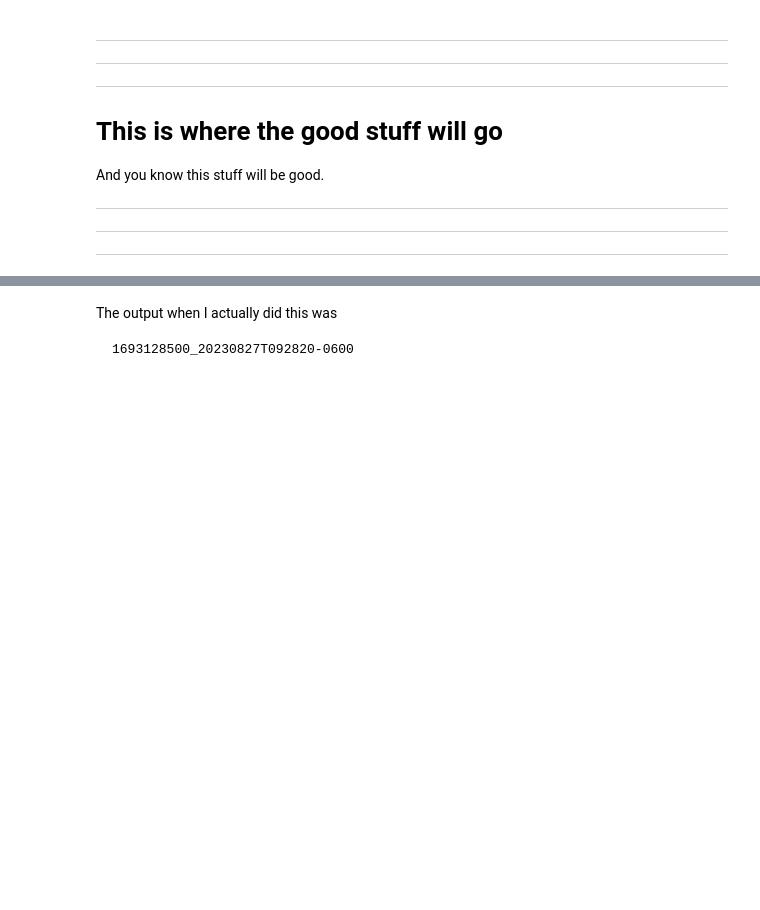
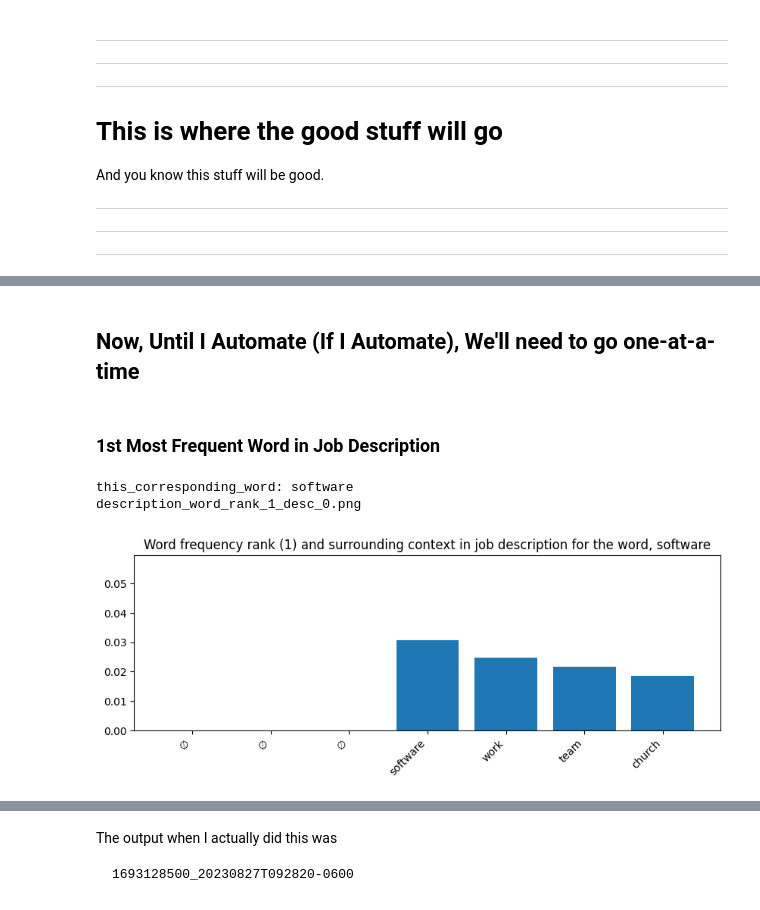
Before and after one commit to bballdave025/job-app-word-freq, a Jupyter notebook: Part_05_NLPPresentationJobHunt_DemoWordFreq_p5pp_output.ipynb, the cells around one changed output, grey strips where cells are left out. Cells and saved outputs as stored; diff of their text form; code cells hidden in the pictures; blank space fills up the shorter version.

Commit message:
Edited using Colab. Fixing histo problems found.

```diff
--- a/Part_05_NLPPresentationJobHunt_DemoWordFreq_p5pp_output.ipynb
+++ b/Part_05_NLPPresentationJobHunt_DemoWordFreq_p5pp_output.ipynb
@@ -256,0 +353,10 @@ And you know this stuff will be good.
+# %%
+description_idx_to_show = 0 # For this version, can be 0,1,2,3
+desc_fname_idx_to_show = description_idx_to_show
+
+n_desc_words_array = [0] * len(description_word_counts)
+
+for i in range(0, len(description_word_counts)):
+    n_desc_words_array[i] = \
+      len(description_word_counts[i])
+##endof:  for i in range(len)
@@ -256,0 +392,64 @@ And you know this stuff will be good.
+# %% [markdown]
+## Now, Until I Automate (If I Automate), We'll need to go one-at-a-time
+# %% [markdown]
+### 1st Most Frequent Word in Job Description
+# %%
+this_desc_idx = 0 # which job description are we using?
+
+top_word_rank_in_desc = 1
+
+this_corresponding_word = \
+    get_description_word_at_rank(top_word_rank_in_desc)
+
+print(f"this_corresponding_word: {this_corresponding_word}")
+
+rank_desc, _ = find_word_in_both_display_lists(
+                this_corresponding_word,
+                description_word_counts[desc_fname_idx_to_show],
+                application_word_counts[0],
+                   #  we only have one table -
+                   #+ it's at any legal index;
+                   #+ let's choose 0
+                name_of_display_list_1 = \
+                    f"description_word_counts[{this_desc_idx}]",
+                name_of_display_list_2 = "application_word_counts[0]"
+)
+
+fig_filename_desc = ""
+
+if rank_desc is None:
+    import matplotlib.image as mpimg
+    fig_filename_desc = "description_word_not_found.png"
+    img = mpimg.imread(fig_filename_desc)
+    imgplot = plt.imshow(img)
+##endof:  if rank_desc
+else:
+    get_freq_histo_specific(
+            description_word_counts[desc_fname_idx_to_show],
+            rank_index_1=this_desc_idx,
+            n_surrounding_words=3,
+            do_show_word_and_count_lists=False,
+            ylim_top_val=max_graph_proportion
+    )
+
+    fig_filename_desc = (
+            f"description_word_rank_{this_desc_idx}_"
+            f"desc_{desc_fname_idx_to_show}.png"
+    )
+
+    print(fig_filename_desc)
+
+    title_for_desc = (f"Word frequency rank ({rank_desc}) and surrounding context in "
+                      f"job description for the word, {this_corresponding_word}"
+                 )
+    plt.title(title_for_desc)
+
+    plt.savefig(fig_filename_desc,
+                bbox_inches='tight')
+
+    plt.show()
+##endof:  if/else rank_desc
+# %% [output]
+this_corresponding_word: software
+description_word_rank_1_desc_0.png
+[figure, added]
```
Also changed, not shown: parts of 22 cells of this notebook.
